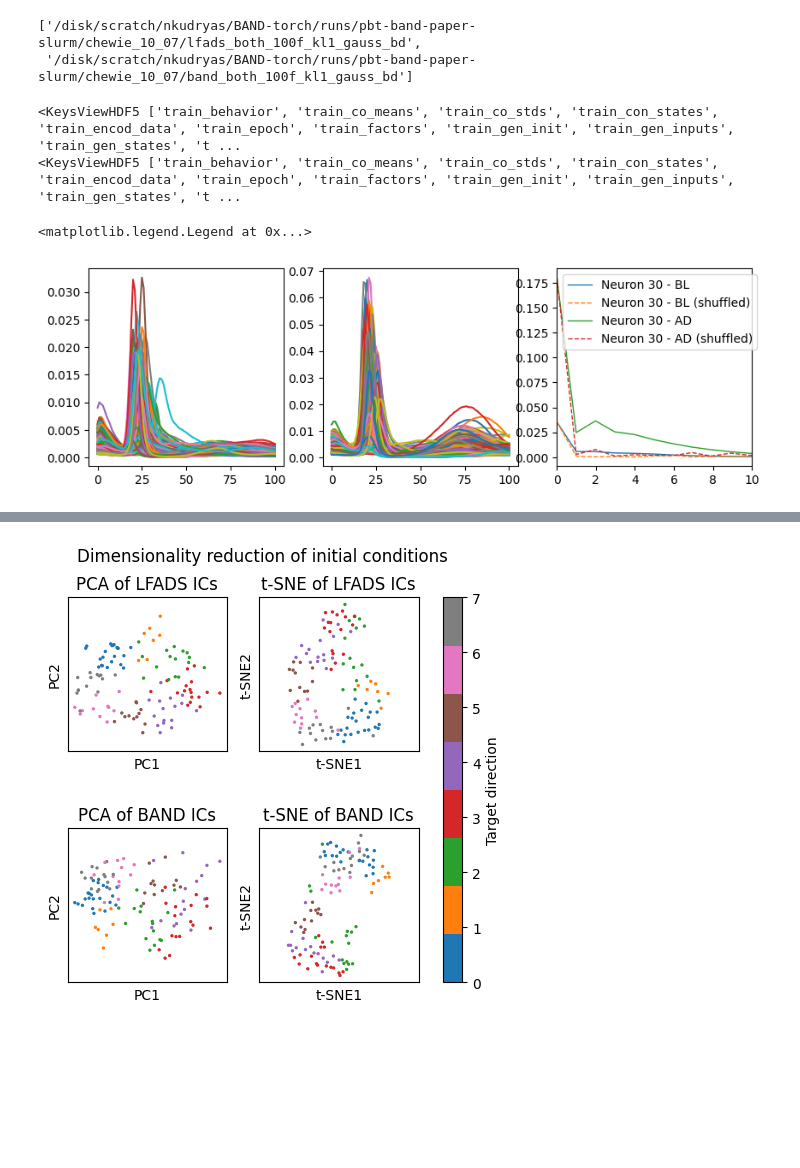
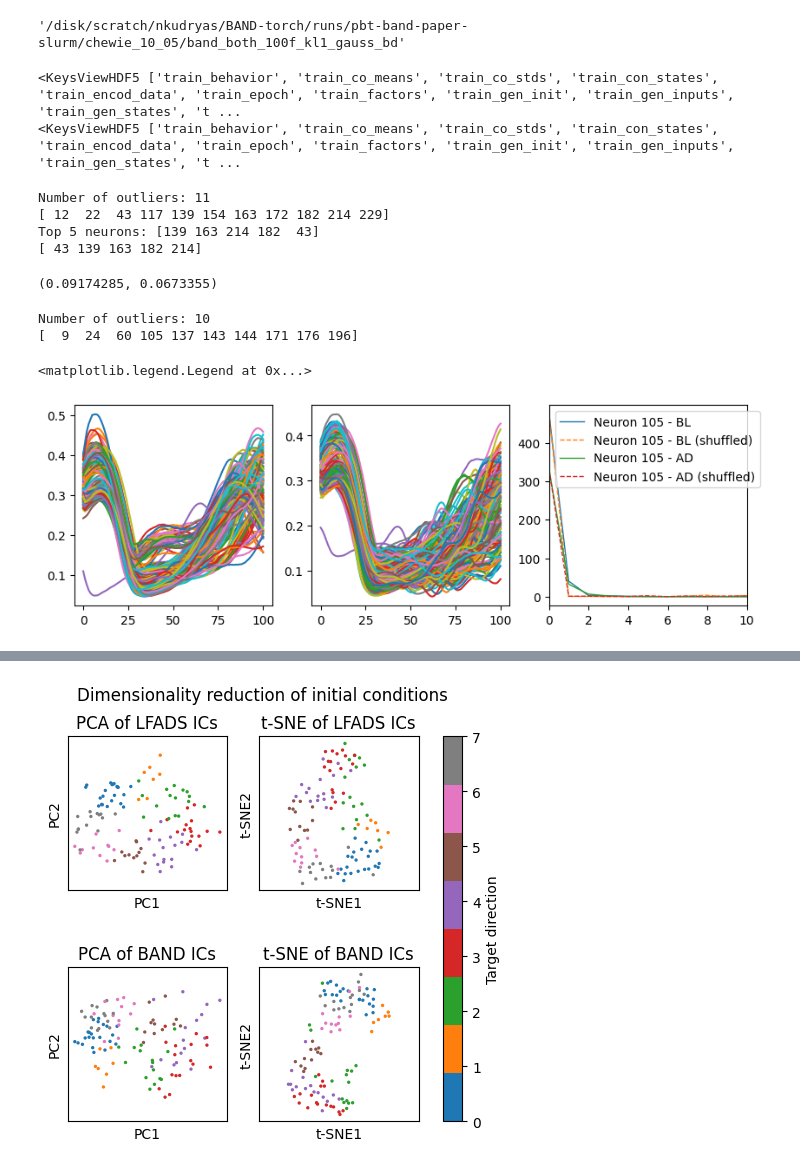
Before and after one commit to NinelK/BAND-torch, a Jupyter notebook: notebooks/paper/SFig_oscillatory_neurons.ipynb, the cells around one changed output, grey strips where cells are left out. Cells and saved outputs as stored; diff of their text form; code cells hidden in the pictures; blank space fills up the shorter version.

```diff
--- a/notebooks/paper/SFig_oscillatory_neurons.ipynb
+++ b/notebooks/paper/SFig_oscillatory_neurons.ipynb
@@ -23,20 +23,19 @@ model_str='kl1_gauss'
 
 bin_size_ms = 10
 # %%
-models_dest = f"/disk/scratch/nkudryas/BAND-torch/runs/pbt-band-paper-slurm/{dataset_name}"
+models_folder = f"/disk/scratch/nkudryas/BAND-torch/runs/pbt-band-paper-slurm/{dataset_name}"
 
 fac_dim, co_dim = 100,4
 bw = 0.1
 encod_seq_len = 101
 encod_data_dim = 207
 seed = 2
-model_names = [f'{model_name}_both_{fac_dim}f_{model_str}_bd' for model_name in ['lfads','band']]
-model_dests = [f"{models_dest}/{model_name}" for model_name in model_names]
+model_name = f"band_both_{fac_dim}f_{model_str}_bd"
+model_dest = f"{models_folder}/{model_name}"
 
-model_dests
+model_dest
 # %% [output]
-['/disk/scratch/nkudryas/BAND-torch/runs/pbt-band-paper-slurm/chewie_10_07/lfads_both_100f_kl1_gauss_bd',
- '/disk/scratch/nkudryas/BAND-torch/runs/pbt-band-paper-slurm/chewie_10_07/band_both_100f_kl1_gauss_bd']
+'/disk/scratch/nkudryas/BAND-torch/runs/pbt-band-paper-slurm/chewie_10_05/band_both_100f_kl1_gauss_bd'
 # %%
 path = f'../../datasets/Chewie_CO_FF_2016-10-07_session_vel_all_spikes_go.h5'
 data = h5py.File(path, 'r')
@@ -47,8 +46,8 @@ true_target_direction = data['valid_target_direction']
 # Get the paths to all data files
 both_rates = []
 last_epoch = None
-for model_name, model_dest in zip(model_names,model_dests):
-    data_path = os.path.join(model_dest,'best_model',f'lfads_output_go.h5')
+for output_file in ['lfads_output_go.h5','lfads_ablated_output_go.h5']:
+    data_path = os.path.join(model_dest,'best_model',output_file)
     # Data is binned at 10 ms
     with h5py.File(data_path) as f:
         print(f.keys())
@@ -65,6 +64,49 @@ both_rates = np.array(both_rates)
 # %% [output]
 <KeysViewHDF5 ['train_behavior', 'train_co_means', 'train_co_stds', 'train_con_states', 'train_encod_data', 'train_epoch', 'train_factors', 'train_gen_init', 'train_gen_inputs', 'train_gen_states', 't ...
 <KeysViewHDF5 ['train_behavior', 'train_co_means', 'train_co_stds', 'train_con_states', 'train_encod_data', 'train_epoch', 'train_factors', 'train_gen_init', 'train_gen_inputs', 'train_gen_states', 't ...
+# %%
+T = 50
+log_rate_diff = np.log(both_rates[0]+1e-10) - np.log(both_rates[1]+1e-10)
+per_neuron_rate_diff = log_rate_diff[:,T:].mean(0).mean(0)
+mean = per_neuron_rate_diff.mean()
+std = per_neuron_rate_diff.std()
+
+
+# detect outliers
+outliers = (np.abs(log_rate_diff[epoch==1,T:].mean(0).mean(0) - mean) >  2* std) & \
+            (np.abs(log_rate_diff[epoch==0,T:].mean(0).mean(0) - mean) <= 2 * std)
+print(f"Number of outliers: {np.sum(outliers)}")
+print(np.where(outliers)[0])
+
+mask_BL = (np.abs(log_rate_diff[epoch==0,T:].mean(0).mean(0) - mean) <= 2 * std)
+idxs_masked = np.where(mask_BL)[0]
+top_5 = idxs_masked[np.argsort(np.abs(log_rate_diff[epoch==1,T:].mean(0).mean(0) - mean)[mask_BL])[-5:]]
+print(f"Top 5 neurons: {top_5}")
+print(np.sort(top_5))
+# %% [output]
+Number of outliers: 11
+[ 12  22  43 117 139 154 163 172 182 214 229]
+Top 5 neurons: [139 163 214 182  43]
+[ 43 139 163 182 214]
+# %%
+both_rates[1].mean(), both_rates[1][...,163].mean()
+# %% [output]
+(0.09174285, 0.0673355)
+# %%
+resampled_log_rate = np.zeros((100, both_rates.shape[-1]))
+for i in range(100):
+    sample = np.random.choice(both_rates.shape[1], size=both_rates.shape[1], replace=True)
+    resampled_log_rate[i] = np.log(both_rates[0][sample] + 1e-10).mean(0).mean(0)
+mean = resampled_log_rate.mean(0)
+std = resampled_log_rate.std(0)*10
+outliers = (np.abs(np.log(both_rates[1][epoch==1]+1e-10).mean(0).mean(0) - mean) > 2 * std) & \
+            (np.abs(np.log(both_rates[1][epoch==0]+1e-10).mean(0).mean(0) - mean) <= 2 * std)
+
+print(f"Number of outliers: {np.sum(outliers)}")
+print(np.where(outliers)[0])
+# %% [output]
+Number of outliers: 10
+[  9  24  60 105 137 143 144 171 176 196]
 # %%
 fr = both_rates[0][epoch==1]
 fr_BL = both_rates[0][epoch==0]
@@ -111,34 +153,34 @@ for i in range(fr.shape[-1]): # for each neuron
 
     oscillating_score[i] = power5/power5_BL
 # %%
-i = 30
+i = 105
 fig, axes = plt.subplots(1, 3, figsize=(10, 3))
 axes[0].plot(fr_BL[...,i].T)#,interpolation='none', aspect='auto', cmap=cm.gray)
 axes[1].plot(fr[...,i].T) #,interpolation='none', aspect='auto', cmap=cm.gray)
 
 for f in [fr_BL,fr]:
     x = f[:, :, i] # get the AD spike data for neuron i
 
     xf = fft(x)  # Compute Fourier transform of x
     Sxx_all = (xf * xf.conj()).real  # Compute spectrum
 
     Sxx = np.mean(Sxx_all, axis=0)  # trial average per epoch
 
     faxis = fftfreq(len(Sxx)) / dt  # Construct frequency axis
 
     axes[2].plot(faxis[:len(faxis)//2], Sxx[:len(faxis)//2], linewidth=1,
                  label=f'Neuron {i} - {"BL" if f is fr_BL else "AD"}')
 
     #shuffle
     xf = fft(np.random.permutation(x.T).T)  # Compute Fourier transform of shuffled x
     Sxx_all = (xf * xf.conj()).real  # Compute spectrum
 
     Sxx = np.mean(Sxx_all, axis=0)  # trial average per epoch
 
     axes[2].plot(faxis[:len(faxis)//2], Sxx[:len(faxis)//2], linewidth=1, linestyle='--',
                  label=f'Neuron {i} - {"BL" if f is fr_BL else "AD"} (shuffled)')
 axes[2].set_xlim(0, 10)
 axes[2].legend()
 # %% [output]
 <matplotlib.legend.Legend at 0x...>
-[figure, old version]
+[figure, new version]
```
Also changed, not shown: parts of 2 cells of this notebook, 6 other files.
